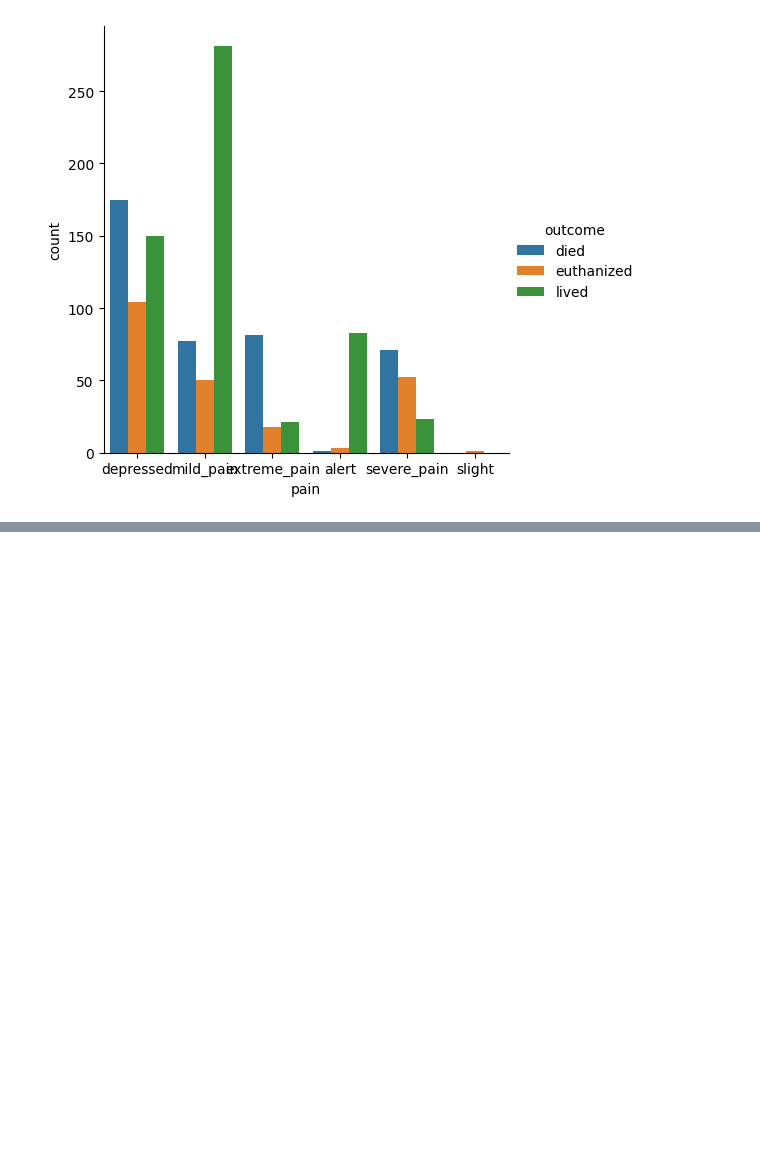
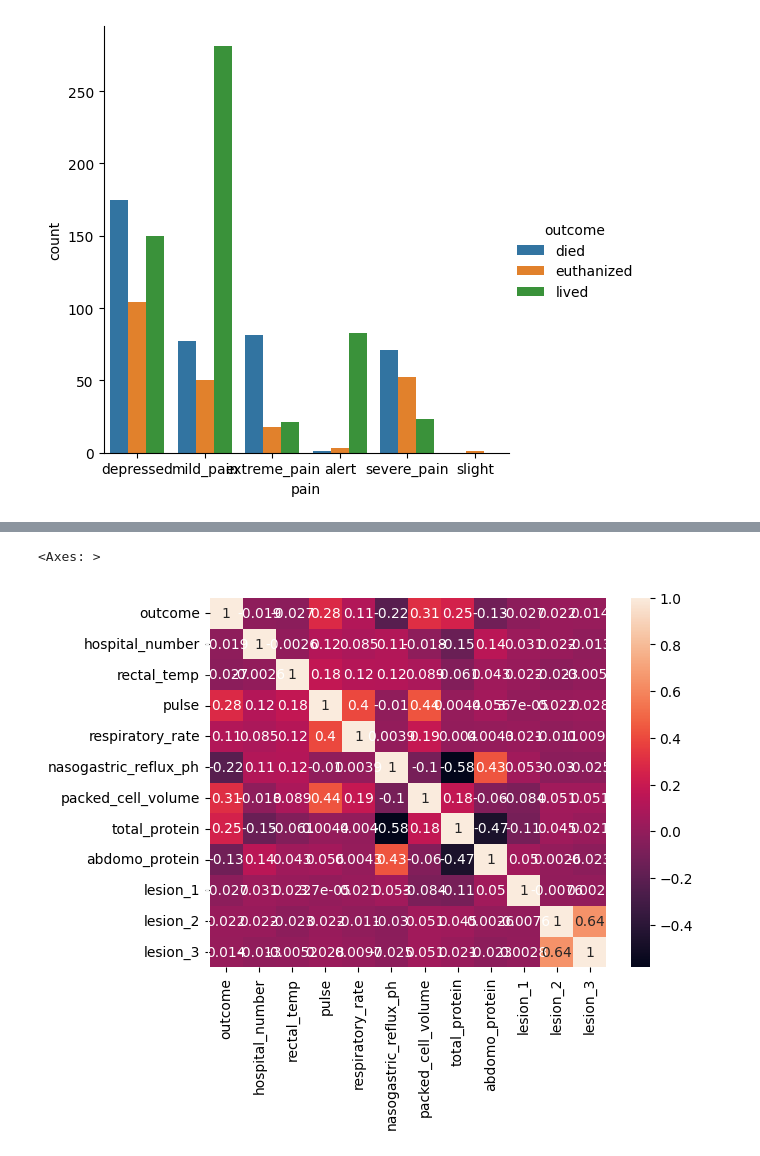
Before and after one commit to Iouize/e2, a Jupyter notebook: notebook_after.ipynb, the cells around one changed output, grey strips where cells are left out. Saved outputs shown, nothing was run; the diff lists cells and outputs as text; code cells hidden in the pictures; blank space fills up the shorter version.

```diff
--- a/notebook_after.ipynb
+++ b/notebook_after.ipynb
@@ -44,3 +55,5 @@ memory usage: 279.9+ KB
+# %%
+numerical_features = train[['outcome', 'hospital_number', 'rectal_temp', 'pulse', 'respiratory_rate', 'nasogastric_reflux_ph', 'packed_cell_volume', 'total_protein', 'abdomo_protein', 'lesion_1', 'lesion_2', 'lesion_3']].copy()
 # %%
 train["outcome"].value_counts().plot(kind="pie")
 # %% [output]
@@ -73,0 +109,6 @@ sns.catplot(data=train, x="pain", hue="outcome", kind="count")
+# %%
+outcome_to_num = {
+    "lived": 0,
+    "died": 1,
+    "euthanized": 2
+}
@@ -73,0 +128,7 @@ sns.catplot(data=train, x="pain", hue="outcome", kind="count")
+# %%
+numerical_features['outcome'] = numerical_features['outcome'].apply(lambda x: outcome_to_num[x])
+# %%
+sns.heatmap(numerical_features.corr(), annot=True)
+# %% [output]
+<Axes: >
+[figure, added]
```
Also changed, not shown: parts of 23 cells of this notebook, 1 other file.
